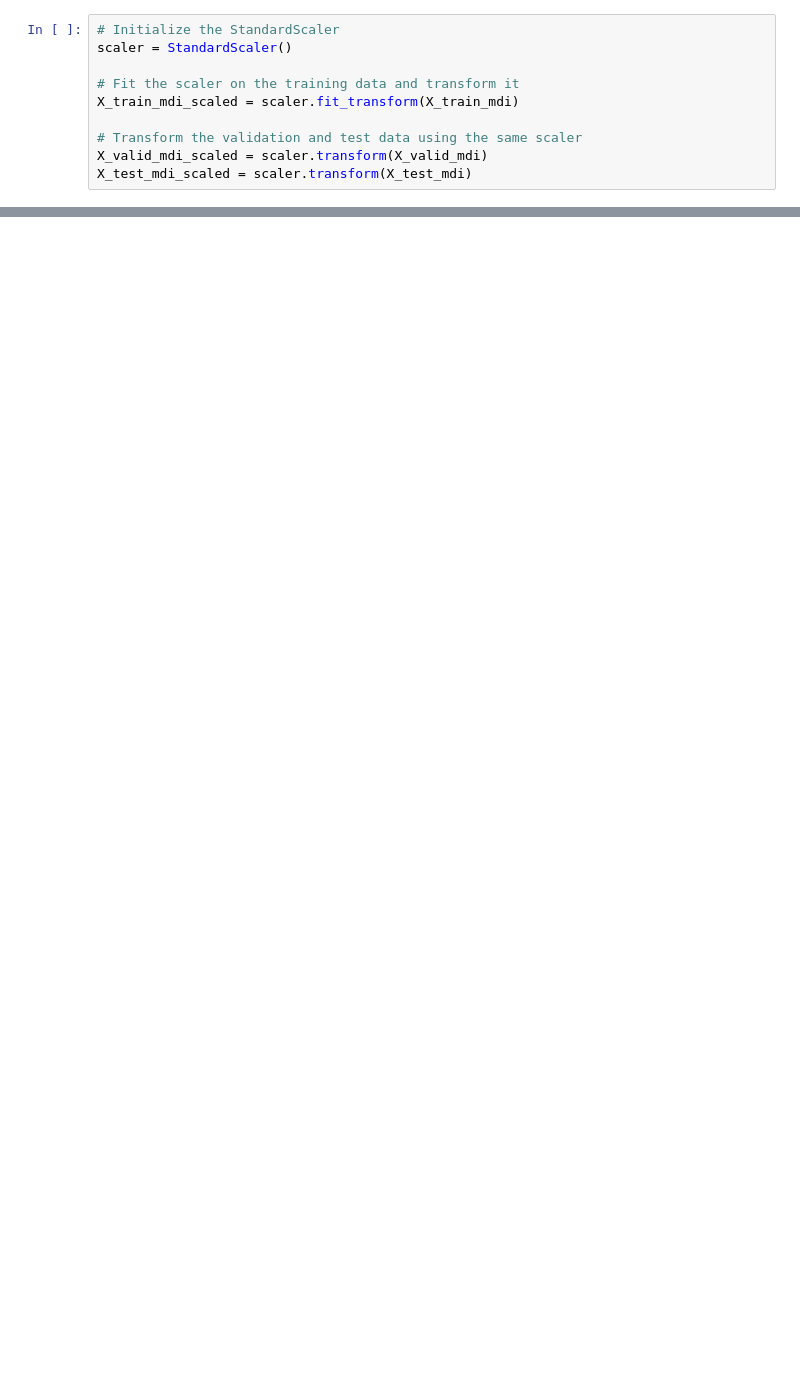
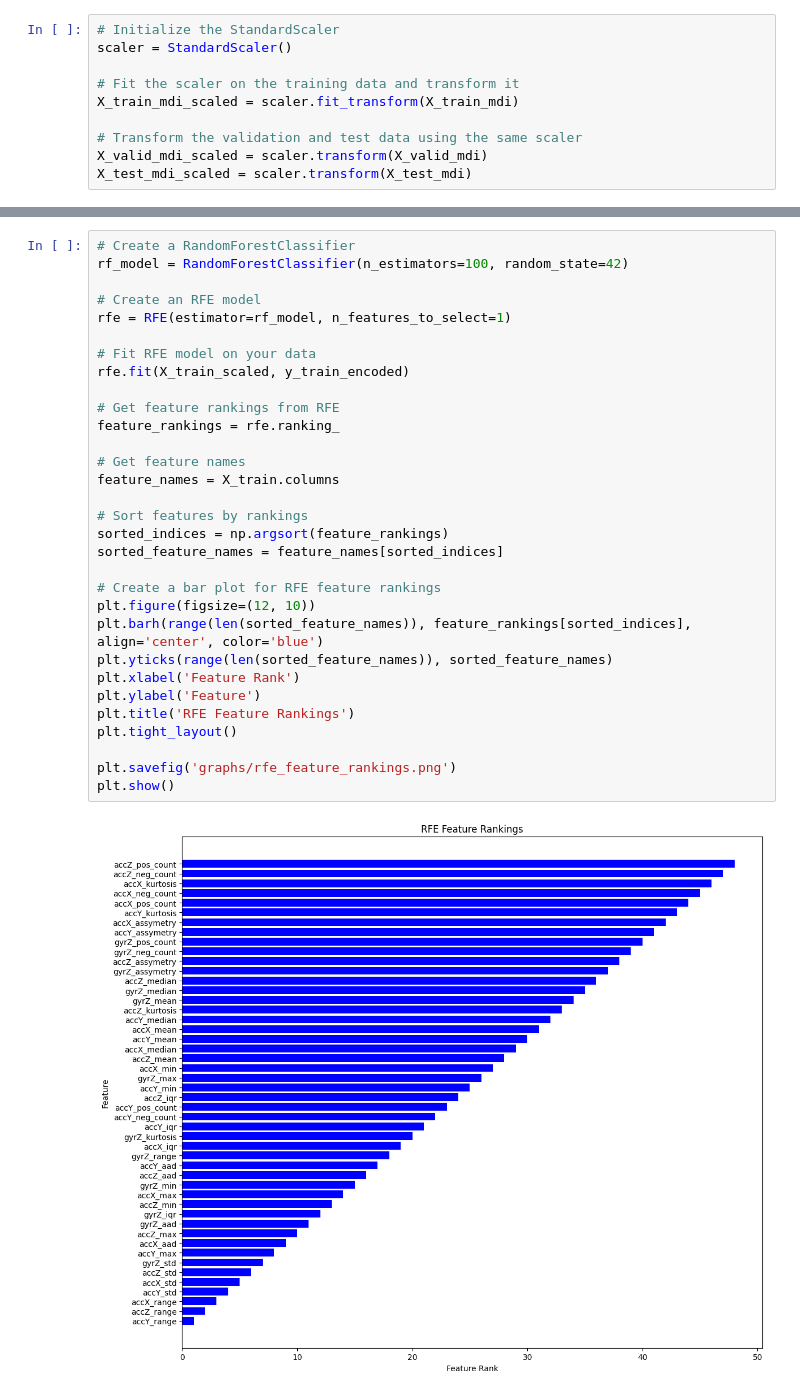
Before and after one commit to Mykhailo20/DS_Bootcamp_2023, a Jupyter notebook: Homework_5/Physical_Activity_Analysis/NN_model_training.ipynb, the cells around one changed output, grey strips where cells are left out. Cells and saved outputs as stored; diff of their text form; blank space fills up the shorter version.

Commit message:
Homework_6: Apply the RFE algorithm to a neural network model and describe the results in a report

```diff
--- a/Homework_5/Physical_Activity_Analysis/NN_model_training.ipynb
+++ b/Homework_5/Physical_Activity_Analysis/NN_model_training.ipynb
@@ -574,0 +546,33 @@ Average accuracy = 82.333
+# %%
+# Create a RandomForestClassifier
+rf_model = RandomForestClassifier(n_estimators=100, random_state=42)
+
+# Create an RFE model
+rfe = RFE(estimator=rf_model, n_features_to_select=1)
+
+# Fit RFE model on your data
+rfe.fit(X_train_scaled, y_train_encoded)
+
+# Get feature rankings from RFE
+feature_rankings = rfe.ranking_
+
+# Get feature names
+feature_names = X_train.columns
+
+# Sort features by rankings
+sorted_indices = np.argsort(feature_rankings)
+sorted_feature_names = feature_names[sorted_indices]
+
+# Create a bar plot for RFE feature rankings
+plt.figure(figsize=(12, 10))
+plt.barh(range(len(sorted_feature_names)), feature_rankings[sorted_indices], align='center', color='blue')
+plt.yticks(range(len(sorted_feature_names)), sorted_feature_names)
+plt.xlabel('Feature Rank')
+plt.ylabel('Feature')
+plt.title('RFE Feature Rankings')
+plt.tight_layout()
+
+plt.savefig('graphs/rfe_feature_rankings.png')
+plt.show()
+# %% [output]
+[figure, added]
```
Also changed, not shown: parts of 11 cells of this notebook, 1 other file.
